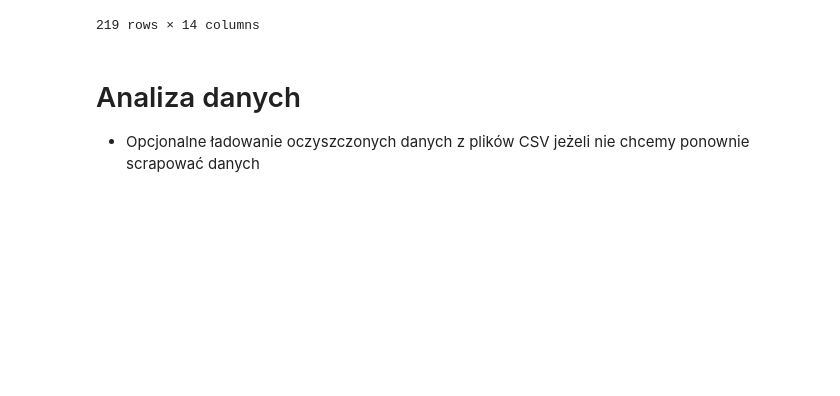
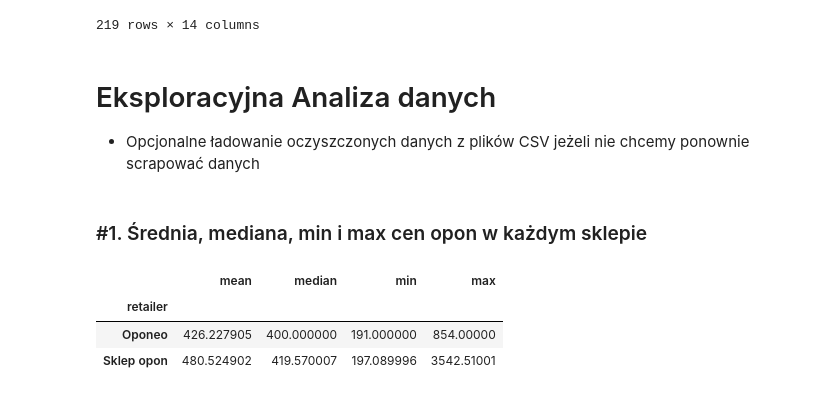
Before and after one commit to JacquesM27/PAD_all, a Jupyter notebook: mini_projekt.ipynb, the cells around one changed output. Saved outputs shown, nothing was run; the diff lists cells and outputs as text; code cells hidden in the pictures; blank space fills up the shorter version.

```diff
--- a/mini_projekt.ipynb
+++ b/mini_projekt.ipynb
@@ -618,7 +618,7 @@ Categories (4, object): ['full', 'last', 'low', 'medium']
 | 218 | g-Force Winter 2 205/55 R16 94 V | Bfgoodrich | g-Force Winter 2 | 205/55 R16 | 94 | V | D | B | A | ... |
 219 rows × 14 columns
 # %% [markdown]
-# Analiza danych
+# Eksploracyjna Analiza danych
 
 - Opcjonalne ładowanie oczyszczonych danych z plików CSV jeżeli nie chcemy ponownie scrapować danych
 # %%
@@ -627,0 +632,10 @@ update_column_types()
+# %% [markdown]
+### #1. Średnia, mediana, min i max cen opon w każdym sklepie
+# %%
+price_stats = df.groupby('retailer')['price'].agg(['mean', 'median', 'min', 'max'])
+price_stats
+# %% [output]
+|  | mean | median | min | max |
+| retailer |  |  |  |  |
+| Oponeo | 426.227905 | 400.000000 | 191.000000 | 854.00000 |
+| Sklep opon | 480.524902 | 419.570007 | 197.089996 | 3542.51001 |
```
Also changed, not shown: parts of 16 cells of this notebook.
